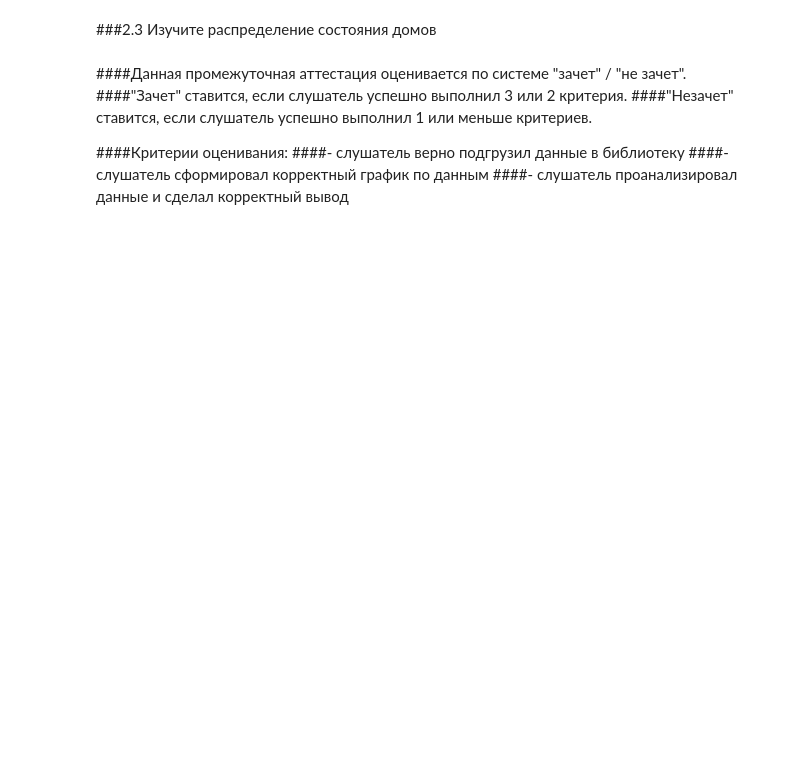
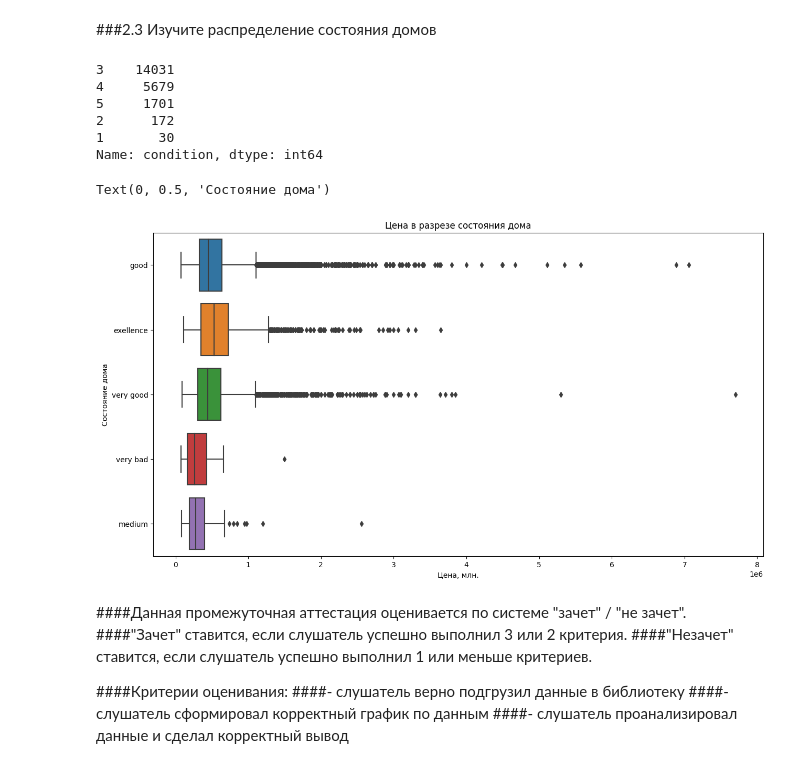
Before and after one commit to MargaritaFateeva/PythonSeminars, a Jupyter notebook: DZ04_python2.ipynb, the cells around one changed output. Drawn from its saved outputs; the diff is of its cells as text; code cells hidden in the pictures; blank space fills up the shorter version.

```diff
--- a/DZ04_python2.ipynb
+++ b/DZ04_python2.ipynb
@@ -244,5 +212,25 @@ plt.xticks([1, 2, 3, 4, 5, 6], ['1 fl', '1.5 fl', '2. fl', '2.5 fl', '3.0 fl', '
 # %% [markdown]
 ###2.3 Изучите распределение состояния домов
+# %%
+df['condition'].value_counts()
+# %% [output]
+3    14031
+4     5679
+5     1701
+2      172
+1       30
+Name: condition, dtype: int64
+# %%
+con=df["condition"].replace(1, 'very bad').replace(2, 'medium').replace(3, 'good').replace(4, 'very good').replace(5, 'exellence')
+# %%
+plt.figure(figsize=(15,8))
+sns.boxplot(y=con, x=df["price"], whis=1.5)
+plt.title('Цена в разрезе состояния дома')
+plt.xlabel('Цена, млн.')
+plt.ylabel('Состояние дома')
+# %% [output]
+Text(0, 0.5, 'Состояние дома')
+[figure, added]
 # %% [markdown]
 ####Данная промежуточная аттестация оценивается по системе "зачет" / "не зачет".
 ####"Зачет" ставится, если слушатель успешно выполнил 3 или 2 критерия.
```
Also changed, not shown: parts of 4 cells of this notebook.
